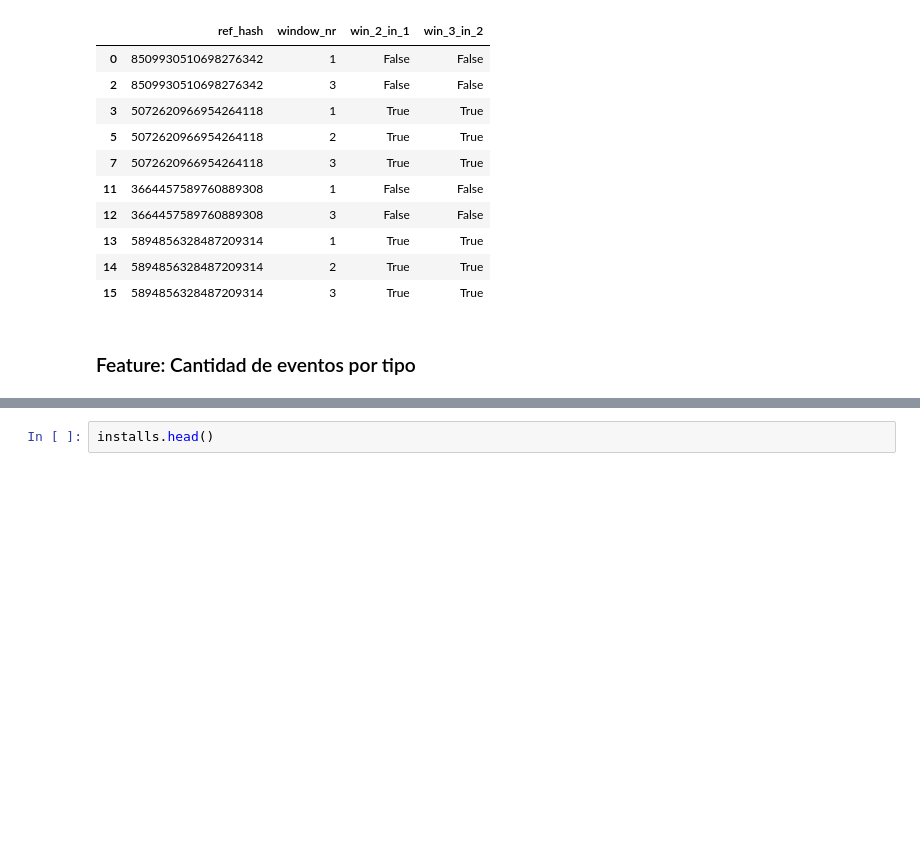
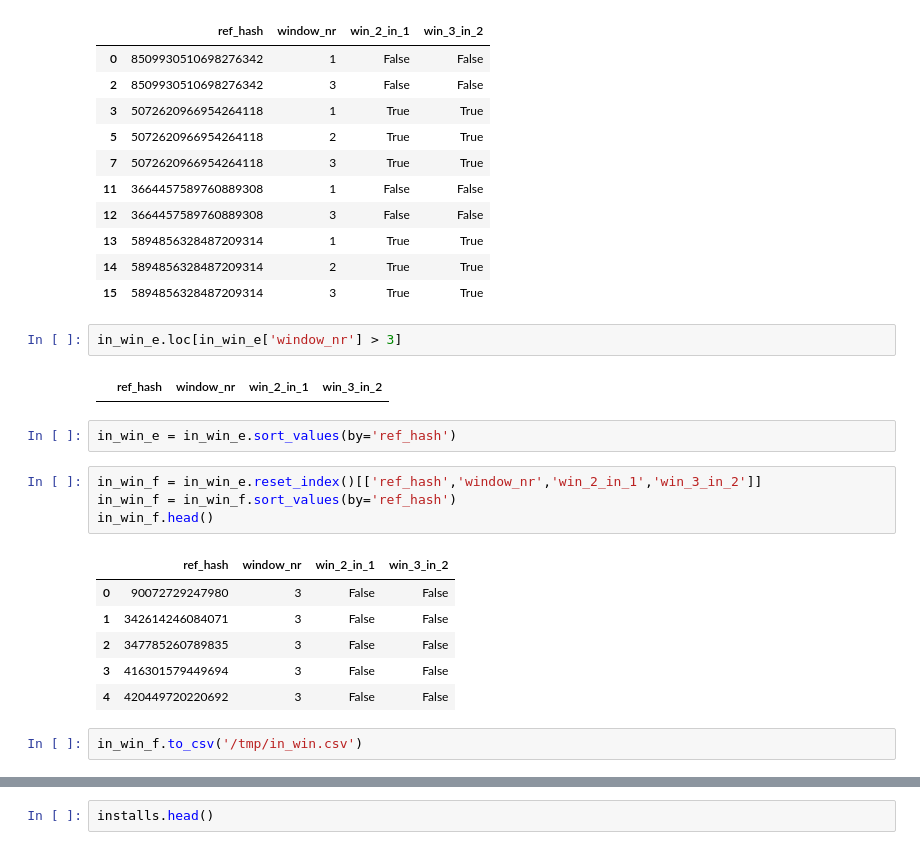
Before and after one commit to gatti2602/7506-datos, a Jupyter notebook: tp2/Lucas/xgboost-model-installs.ipynb, the cells around one changed output, grey strips where cells are left out. Saved outputs shown, nothing was run; the diff lists cells and outputs as text; blank space fills up the shorter version.

```diff
--- a/tp2/Lucas/xgboost-model-installs.ipynb
+++ b/tp2/Lucas/xgboost-model-installs.ipynb
@@ -328,5 +298,22 @@ in_win_e.head(10)
 | 13 | 5894856328487209314 | 1 | True | True |
 | 14 | 5894856328487209314 | 2 | True | True |
 | 15 | 5894856328487209314 | 3 | True | True |
-# %% [markdown]
-### Feature: Cantidad de eventos por tipo
+# %%
+in_win_e.loc[in_win_e['window_nr'] > 3]
+# %% [output]
+|  | ref_hash | window_nr | win_2_in_1 | win_3_in_2 |
+# %%
+in_win_e = in_win_e.sort_values(by='ref_hash')
+# %%
+in_win_f = in_win_e.reset_index()[['ref_hash','window_nr','win_2_in_1','win_3_in_2']]
+in_win_f = in_win_f.sort_values(by='ref_hash')
+in_win_f.head()
+# %% [output]
+|  | ref_hash | window_nr | win_2_in_1 | win_3_in_2 |
+| 0 | 90072729247980 | 3 | False | False |
+| 1 | 342614246084071 | 3 | False | False |
+| 2 | 347785260789835 | 3 | False | False |
+| 3 | 416301579449694 | 3 | False | False |
+| 4 | 420449720220692 | 3 | False | False |
+# %%
+in_win_f.to_csv('/tmp/in_win.csv')
```
Also changed, not shown: parts of 28 cells of this notebook.
